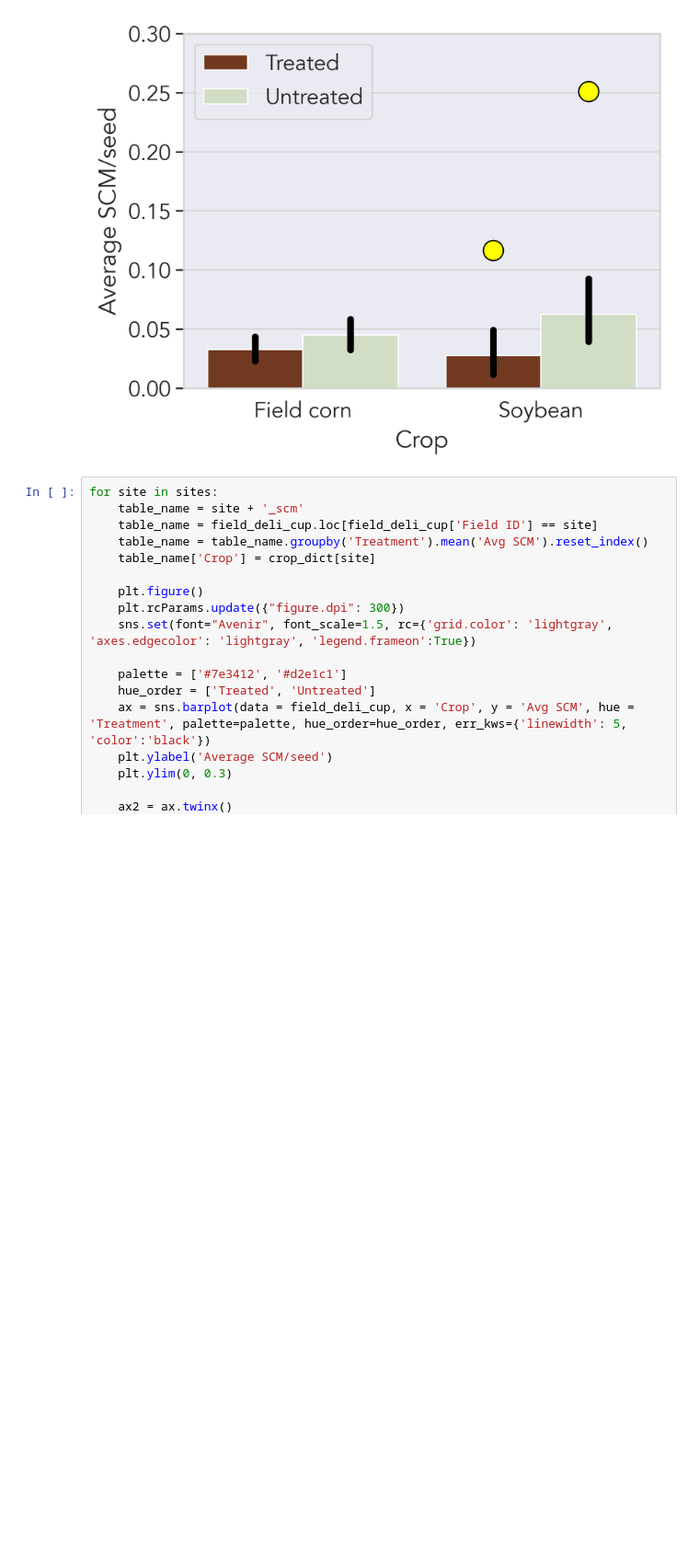
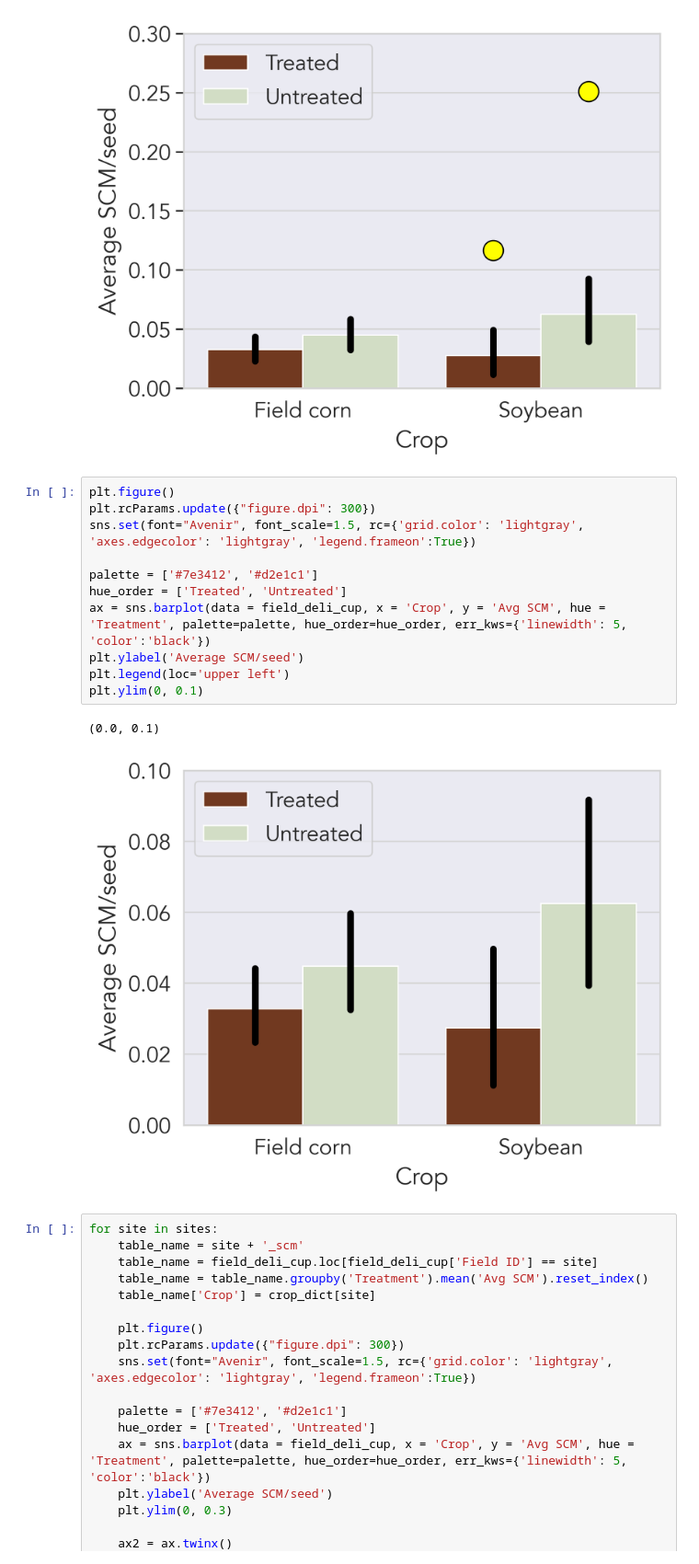
Before and after one commit to chloecho31/cornell, a Jupyter notebook: SCM/2025/Reports/2025_reports.ipynb, the cells around one changed output. Shown at 92% size. Drawn from its saved outputs; the diff is of its cells as text; blank space fills up the shorter version.

```diff
--- a/SCM/2025/Reports/2025_reports.ipynb
+++ b/SCM/2025/Reports/2025_reports.ipynb
@@ -226,6 +229,20 @@ plt.savefig('Deli Cup Graphs/' + 'SMI_DOU' + '_deli_cup.png')
 The palette list has fewer values (1) than needed (2) and will cycle, which may produce an uninterpretable plot.
   sns.stripplot(data=table_name, x='Crop', y='Avg SCM', hue='Treatment', dodge=True, palette= ['yellow'], size = 15, jitter=False,
 [figure]
+# %%
+plt.figure()
+plt.rcParams.update({"figure.dpi": 300})
+sns.set(font="Avenir", font_scale=1.5, rc={'grid.color': 'lightgray', 'axes.edgecolor': 'lightgray', 'legend.frameon':True})
+
+palette = ['#7e3412', '#d2e1c1']
+hue_order = ['Treated', 'Untreated']
+ax = sns.barplot(data = field_deli_cup, x = 'Crop', y = 'Avg SCM', hue = 'Treatment', palette=palette, hue_order=hue_order, err_kws={'linewidth': 5, 'color':'black'})
+plt.ylabel('Average SCM/seed')
+plt.legend(loc='upper left')
+plt.ylim(0, 0.1)
+# %% [output]
+(0.0, 0.1)
+[figure, added]
 # %%
 for site in sites:
     table_name = site + '_scm'
```
Also changed, not shown: parts of 14 cells of this notebook, 6 other files.
